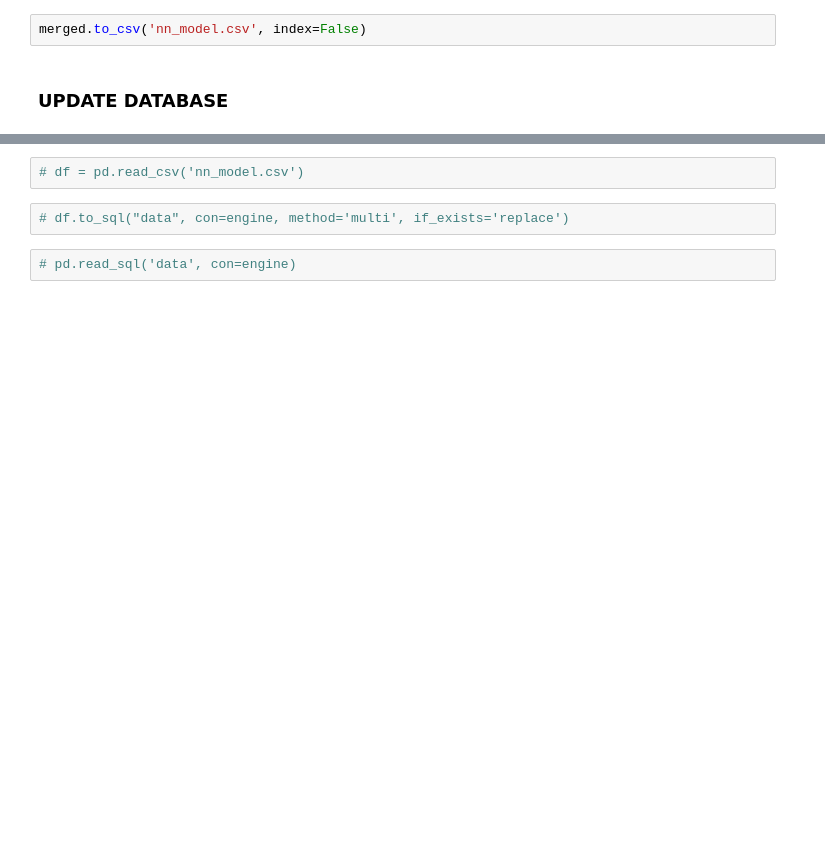
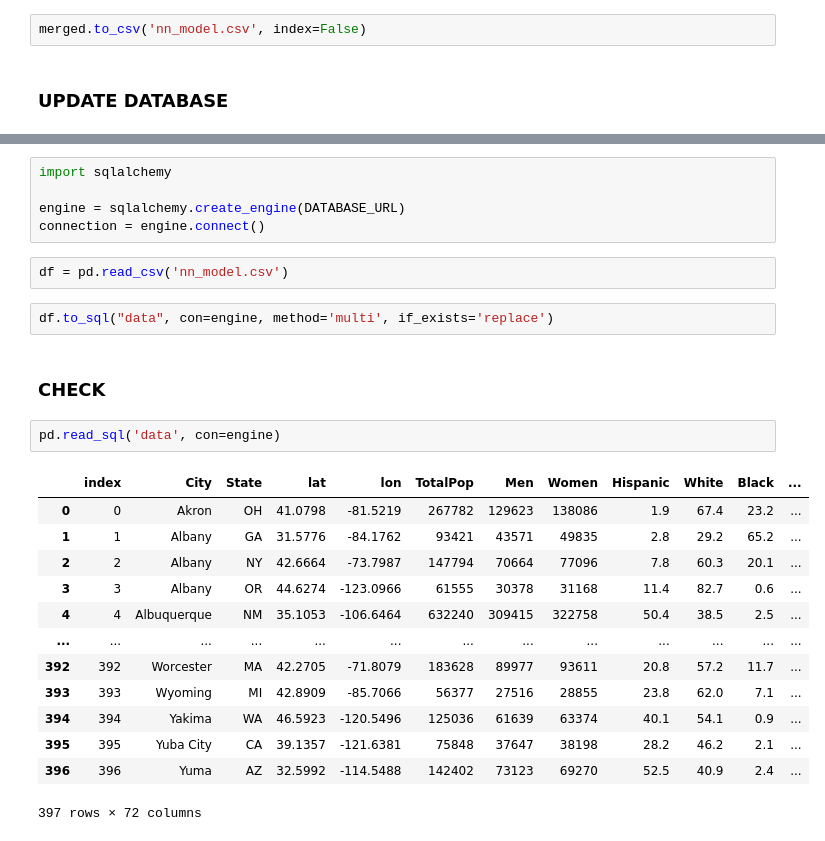
Before and after one commit to BloomTech-Labs/PT17_cityspire-d-ds, a Jupyter notebook: notebooks/model/nearest_neighbor/nn_updated.ipynb, the cells around one changed output, grey strips where cells are left out. Saved outputs shown, nothing was run; the diff lists cells and outputs as text; blank space fills up the shorter version.

```diff
--- a/notebooks/model/nearest_neighbor/nn_updated.ipynb
+++ b/notebooks/model/nearest_neighbor/nn_updated.ipynb
@@ -146,6 +134,27 @@ merged.to_csv('nn_model.csv', index=False)
+# %%
+import sqlalchemy
+
+engine = sqlalchemy.create_engine(DATABASE_URL)
+connection = engine.connect()
 # %%
-# df = pd.read_csv('nn_model.csv')
+df = pd.read_csv('nn_model.csv')
 # %%
-# df.to_sql("data", con=engine, method='multi', if_exists='replace')
+df.to_sql("data", con=engine, method='multi', if_exists='replace')
+# %% [markdown]
+### CHECK
 # %%
-# pd.read_sql('data', con=engine)
+pd.read_sql('data', con=engine)
+# %% [output]
+|  | index | City | State | lat | lon | TotalPop | Men | Women | Hispanic | White | Black | ... |
+| 0 | 0 | Akron | OH | 41.0798 | -81.5219 | 267782 | 129623 | 138086 | 1.9 | 67.4 | 23.2 | ... |
+| 1 | 1 | Albany | GA | 31.5776 | -84.1762 | 93421 | 43571 | 49835 | 2.8 | 29.2 | 65.2 | ... |
+| 2 | 2 | Albany | NY | 42.6664 | -73.7987 | 147794 | 70664 | 77096 | 7.8 | 60.3 | 20.1 | ... |
+| 3 | 3 | Albany | OR | 44.6274 | -123.0966 | 61555 | 30378 | 31168 | 11.4 | 82.7 | 0.6 | ... |
+| 4 | 4 | Albuquerque | NM | 35.1053 | -106.6464 | 632240 | 309415 | 322758 | 50.4 | 38.5 | 2.5 | ... |
+| ... | ... | ... | ... | ... | ... | ... | ... | ... | ... | ... | ... | ... |
+| 392 | 392 | Worcester | MA | 42.2705 | -71.8079 | 183628 | 89977 | 93611 | 20.8 | 57.2 | 11.7 | ... |
+| 393 | 393 | Wyoming | MI | 42.8909 | -85.7066 | 56377 | 27516 | 28855 | 23.8 | 62.0 | 7.1 | ... |
+| 394 | 394 | Yakima | WA | 46.5923 | -120.5496 | 125036 | 61639 | 63374 | 40.1 | 54.1 | 0.9 | ... |
+| 395 | 395 | Yuba City | CA | 39.1357 | -121.6381 | 75848 | 37647 | 38198 | 28.2 | 46.2 | 2.1 | ... |
+| 396 | 396 | Yuma | AZ | 32.5992 | -114.5488 | 142402 | 73123 | 69270 | 52.5 | 40.9 | 2.4 | ... |
+397 rows × 72 columns
```
Also changed, not shown: parts of 2 cells of this notebook.
